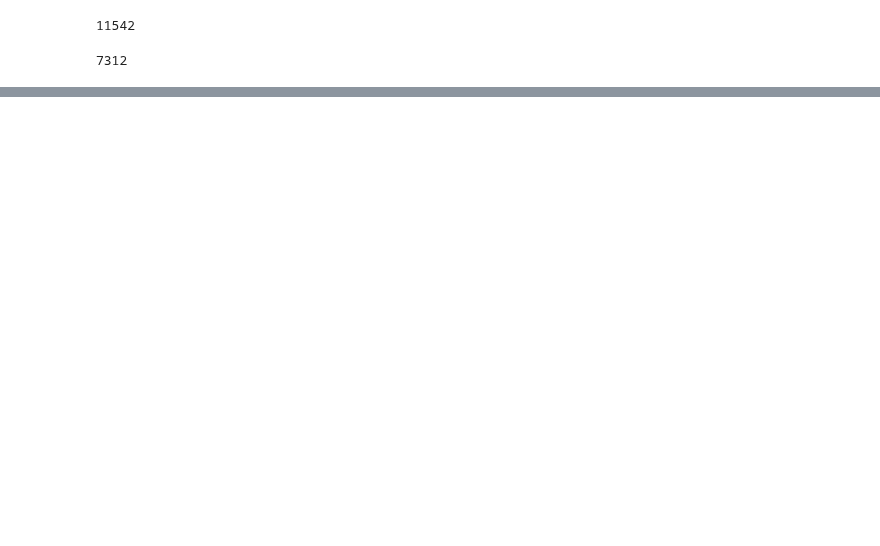
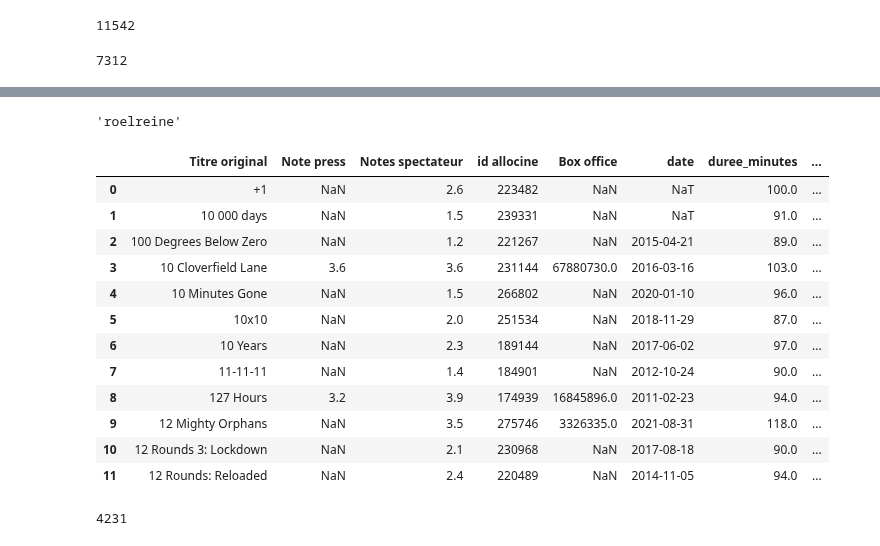
Before and after one commit to mass2330/python_ds_film, a Jupyter notebook: Nettoyage.ipynb, the cells around one changed output, grey strips where cells are left out. Saved outputs shown, nothing was run; the diff lists cells and outputs as text; code cells hidden in the pictures; blank space fills up the shorter version.

```diff
--- a/Nettoyage.ipynb
+++ b/Nettoyage.ipynb
@@ -307,0 +522,8 @@ note : on peut pas merge pcq pb au niveau des dates de sorties. On devrait peut
+# %%
+#df_film_avec_critiques["nom_du_realisateur"][0]
+df_film_avec_critiques['nom_du_realisateur'] = df_film_avec_critiques['nom_du_realisateur'].str.replace('De\n', '')
+# %%
+#ne pas mettre dans la meme cellule qu'avant
+
+df_film_avec_critiques['nom_du_realisateur'] = df_film_avec_critiques['nom_du_realisateur'].str.replace('\n', '')
+df_film_avec_critiques.head()
@@ -307,0 +548,20 @@ note : on peut pas merge pcq pb au niveau des dates de sorties. On devrait peut
+# %%
+import re
+
+def remove_accents(input_str):
+    accents = {
+        'a': '[aáàâäãå]',
+        'e': '[eéèêë]',
+        'i': '[iíìîï]',
+        'o': '[oóòôöõ]',
+        'u': '[uúùûü]',
+        'c': '[cç]',
+        'n': '[nñ]'
+    }
+    for char, pattern in accents.items():
+        input_str = re.sub(pattern, char, input_str)
+    return input_str
+
+# Appliquer la fonction remove_accents à la colonne nom_du_realisateur
+df_filtre_trie['nom_du_realisateur_bis'] = df_filtre_trie['nom_du_realisateur'].apply(lambda x: remove_accents(x) if pd.notnull(x) else x)
+df_film_avec_critiques['nom_du_realisateur_bis'] = df_film_avec_critiques['nom_du_realisateur'].apply(lambda x: remove_accents(x) if pd.notnull(x) else x)
@@ -307,0 +572,7 @@ note : on peut pas merge pcq pb au niveau des dates de sorties. On devrait peut
+# %%
+df_film_avec_critiques['nom_du_realisateur_bis'] = df_film_avec_critiques['nom_du_realisateur_bis'].str.replace(r'\W', '', regex=True).str.lower()
+#df_film_avec_critiques.head()
+df_filtre_trie['nom_du_realisateur_bis'] = df_filtre_trie['nom_du_realisateur_bis'].str.replace(r'\W', '', regex=True).str.lower()
+df_filtre_trie.head()
+
+#df_film_avec_critiques = df_film_avec_critiques.sort_values(by=['titre_normalise', 'date'], ascending=[True, False])
@@ -307,0 +587,22 @@ note : on peut pas merge pcq pb au niveau des dates de sorties. On devrait peut
+# %%
+df_film_avec_critiques["nom_du_realisateur_bis"][11]
+# %% [output]
+'roelreine'
+# %%
+df_film_avec_critiques = df_film_avec_critiques.sort_values(by=['titre_normalise', 'date'], ascending=[True, False])
+df_film_avec_critiques = df_film_avec_critiques.reset_index(drop=True)
+df_film_avec_critiques.head(12)
+# %% [output]
+|  | Titre original | Note press | Notes spectateur | id allocine | Box office | date | duree_minutes | ... |
+| 0 | +1 | NaN | 2.6 | 223482 | NaN | NaT | 100.0 | ... |
+| 1 | 10 000 days | NaN | 1.5 | 239331 | NaN | NaT | 91.0 | ... |
+| 2 | 100 Degrees Below Zero | NaN | 1.2 | 221267 | NaN | 2015-04-21 | 89.0 | ... |
+| 3 | 10 Cloverfield Lane | 3.6 | 3.6 | 231144 | 67880730.0 | 2016-03-16 | 103.0 | ... |
+| 4 | 10 Minutes Gone | NaN | 1.5 | 266802 | NaN | 2020-01-10 | 96.0 | ... |
+| 5 | 10x10 | NaN | 2.0 | 251534 | NaN | 2018-11-29 | 87.0 | ... |
+| 6 | 10 Years | NaN | 2.3 | 189144 | NaN | 2017-06-02 | 97.0 | ... |
+| 7 | 11-11-11 | NaN | 1.4 | 184901 | NaN | 2012-10-24 | 90.0 | ... |
+| 8 | 127 Hours | 3.2 | 3.9 | 174939 | 16845896.0 | 2011-02-23 | 94.0 | ... |
+| 9 | 12 Mighty Orphans | NaN | 3.5 | 275746 | 3326335.0 | 2021-08-31 | 118.0 | ... |
+| 10 | 12 Rounds 3: Lockdown | NaN | 2.1 | 230968 | NaN | 2017-08-18 | 90.0 | ... |
+| 11 | 12 Rounds: Reloaded | NaN | 2.4 | 220489 | NaN | 2014-11-05 | 94.0 | ... |
@@ -307,0 +619,4 @@ note : on peut pas merge pcq pb au niveau des dates de sorties. On devrait peut
+# %%
+len(df_merged_bis)
+# %% [output]
+4231
```
Also changed, not shown: parts of 25 cells of this notebook.
